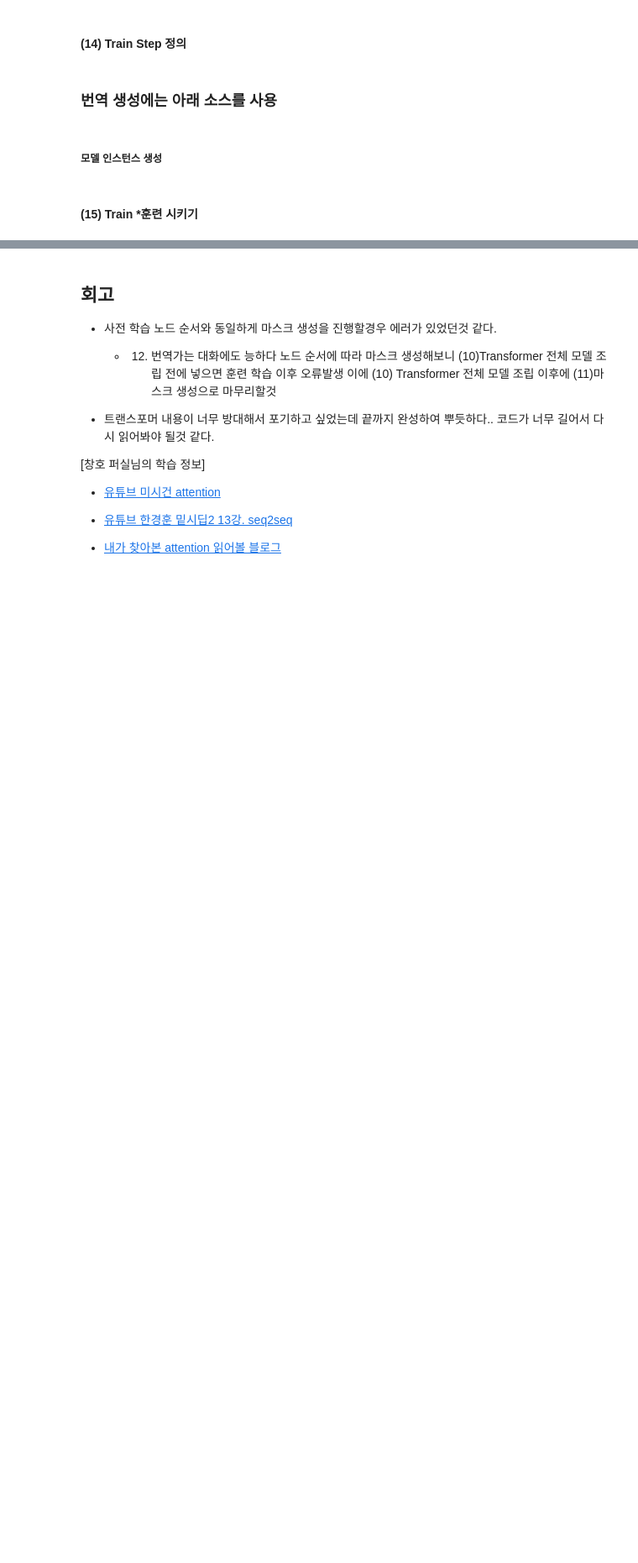
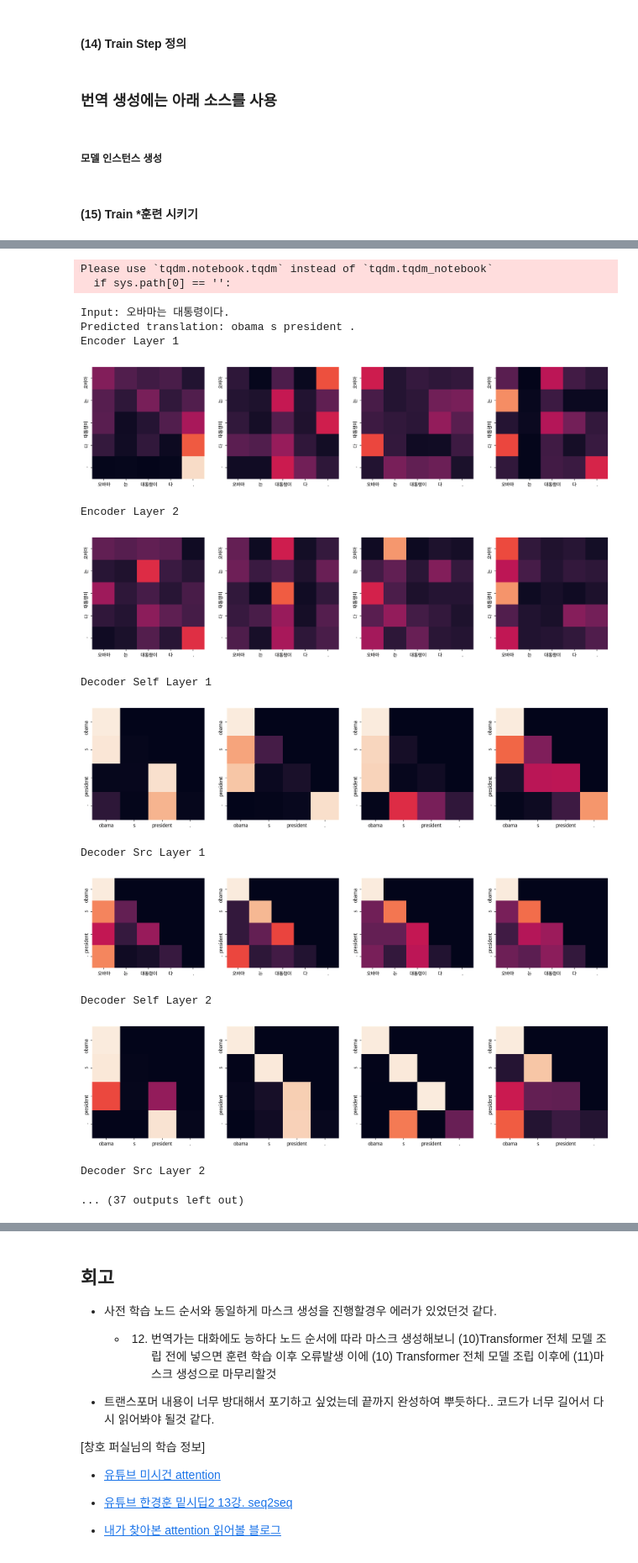
Before and after one commit to edupro2000/-afiffel-Going-Deeper, a Jupyter notebook: [NLP-10] Transformer.ipynb, the cells around one changed output, grey strips where cells are left out. Shown: that part at 84% size. Saved outputs shown, nothing was run; the diff lists cells and outputs as text; code cells hidden in the pictures; blank space fills up the shorter version.

```diff
--- a/[NLP-10] Transformer.ipynb
+++ b/[NLP-10] Transformer.ipynb
@@ -345,7 +345,7 @@ class DecoderLayer(tf.keras.layers.Layer):
         """
         residual = x
         out = self.norm_1(x)
-        out, dec_attn = self.dec_self_attn(out, out, out, causality_mask)
+        out, dec_attn = self.dec_self_attn(out, out, out,padding_mask )
         out = self.do(out)
         out += residual
 
@@ -354,7 +354,7 @@ class DecoderLayer(tf.keras.layers.Layer):
         """
         residual = out
         out = self.norm_2(out)
-        out, dec_enc_attn = self.dec_self_attn(out, enc_out, enc_out, padding_mask)
+        out, dec_enc_attn = self.dec_self_attn(out, enc_out, enc_out, causality_mask)
         out = self.do(out)
         out += residual
 
@@ -654,7 +654,7 @@ def evaluate(sentence, model, src_tokenizer, tgt_tokenizer):
 # %%
 # 번역 생성 및 Attention 시각화 결합
 
-def translate(sentence, model, src_tokenizer, tgt_tokenizer, plot_attention=False):
+def translate(sentence, model, src_tokenizer, tgt_tokenizer, plot_attention=True):
     pieces, result, enc_attns, dec_attns, dec_enc_attns = \
     evaluate(sentence, model, src_tokenizer, tgt_tokenizer)
 
@@ -692,7 +692,7 @@ transformer = Transformer(
 from tqdm import tqdm_notebook
 
 BATCH_SIZE = 64
-EPOCHS = 20
+EPOCHS = 1
 
 
 for epoch in range(EPOCHS):
@@ -738,28 +742,48 @@ transformer2 = Transformer(
     shared=True
 )
 # %%
-EPOCHS = 5
-BATCH_SIZE = 8
+from tqdm import tqdm_notebook
+
+BATCH_SIZE = 64
+EPOCHS = 1
+
 
 for epoch in range(EPOCHS):
     total_loss = 0
 
     idx_list = list(range(0, enc_train.shape[0], BATCH_SIZE))
     random.shuffle(idx_list)
-    t = tqdm(idx_list)
+    t = tqdm_notebook(idx_list)
 
     for (batch, idx) in enumerate(t):
-        batch_loss, enc_attns, dec_attns, dec_enc_attns = train_step(enc_train[idx:idx+BATCH_SIZE],
-                                                                     dec_train[idx:idx+BATCH_SIZE],
-                                                                     transformer2,
-                                                                     optimizer)
+        batch_loss, enc_attns, dec_attns, dec_enc_attns = \
+        train_step(enc_train[idx:idx+BATCH_SIZE],
+                    dec_train[idx:idx+BATCH_SIZE],
+                    transformer,
+                    optimizer)
 
         total_loss += batch_loss
 
         t.set_description_str('Epoch %2d' % (epoch + 1))
         t.set_postfix_str('Loss %.4f' % (total_loss.numpy() / (batch + 1)))
 
-    # 매 Epoch 마다 제시된 예문에 대한 번역 생성
     for example in examples:
-        translate(example, transformer2, ko_tokenizer, en_tokenizer, True)
+        translate(example, transformer, ko_tokenizer, en_tokenizer)
+# %% [output]
+Please use `tqdm.notebook.tqdm` instead of `tqdm.tqdm_notebook`
+  if sys.path[0] == '':
+Input: 오바마는 대통령이다.
+Predicted translation: obama s president .
+Encoder Layer 1
+[figure, added]
+Encoder Layer 2
+[figure, added]
+Decoder Self Layer 1
+[figure, added]
+Decoder Src Layer 1
+[figure, added]
+Decoder Self Layer 2
+[figure, added]
+Decoder Src Layer 2
+... (37 outputs left out)
 # %% [markdown]
```
Also changed, not shown: parts of 3 cells of this notebook.
